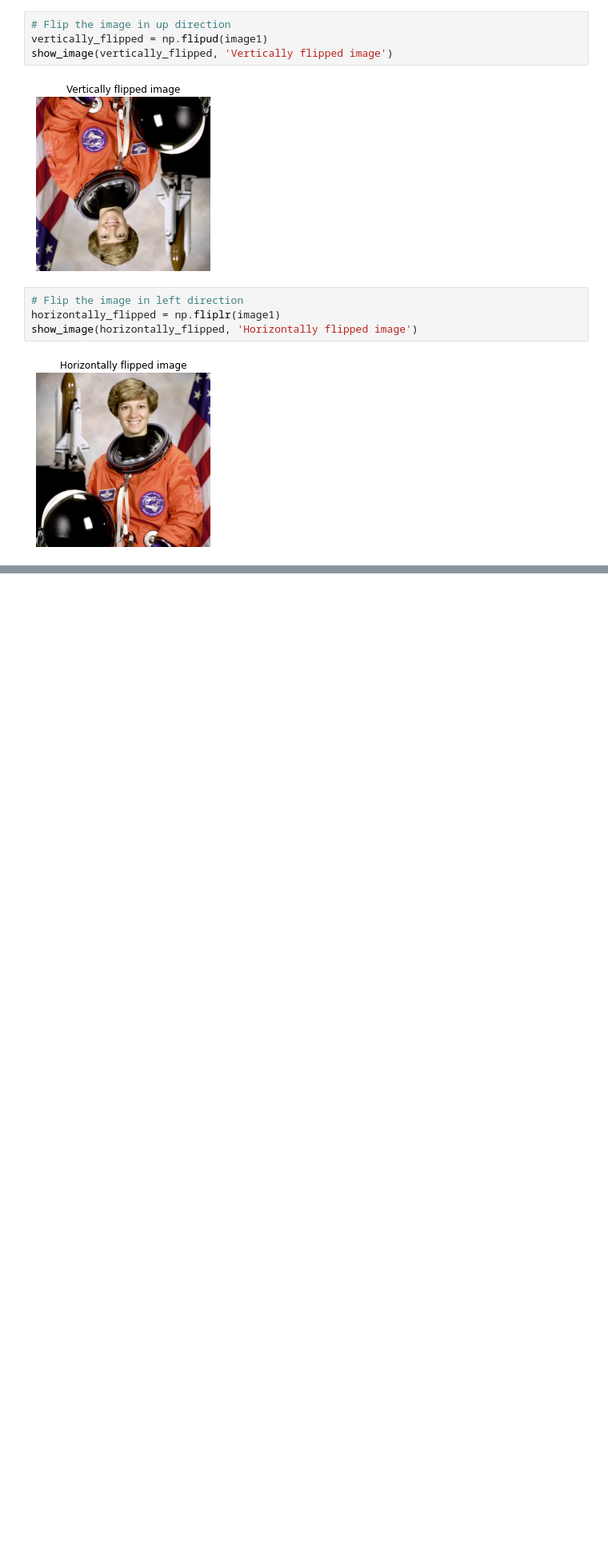
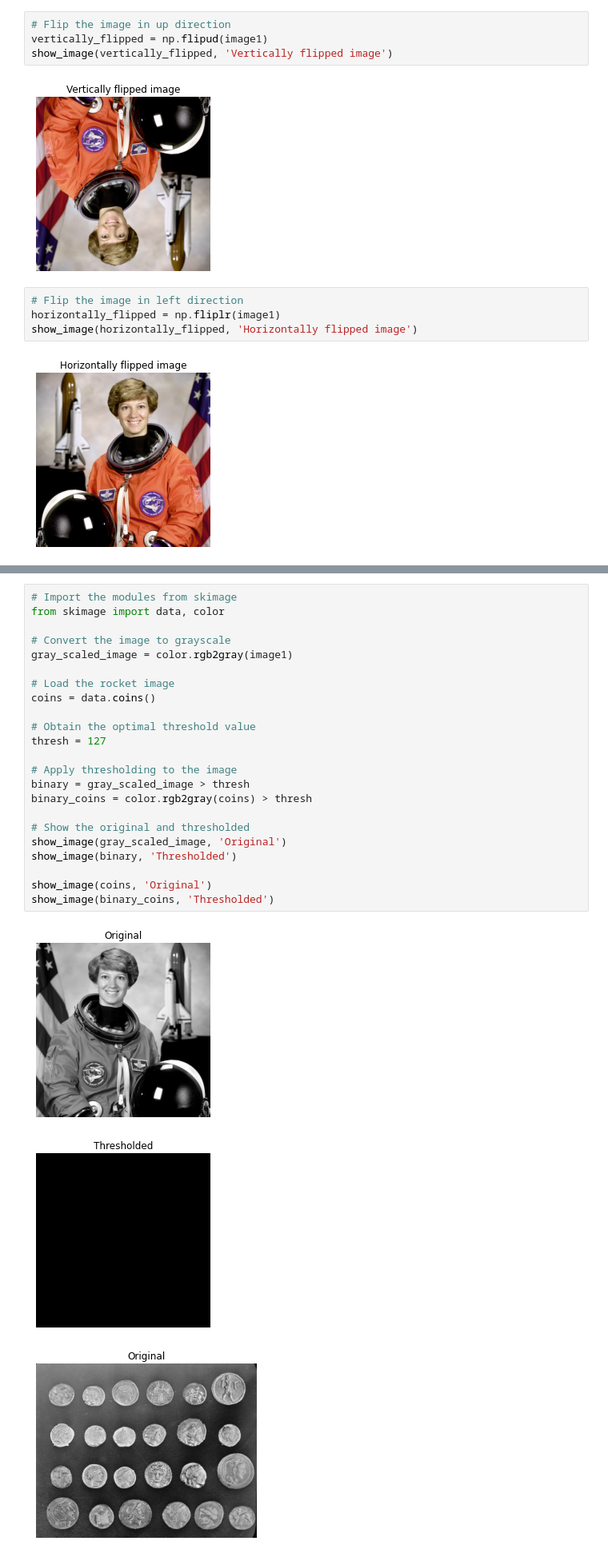
Before and after one commit to MohebZandi/Comupter_Vision, a Jupyter notebook: Image_processing_Data_Camp_1.ipynb, the cells around one changed output, grey strips where cells are left out. Shown at 80% size. Drawn from its saved outputs; the diff is of its cells as text; blank space fills up the shorter version.

```diff
--- a/Image_processing_Data_Camp_1.ipynb
+++ b/Image_processing_Data_Camp_1.ipynb
@@ -118,0 +147,27 @@ show_image(horizontally_flipped, 'Horizontally flipped image')
+# %%
+# Import the modules from skimage
+from skimage import data, color
+
+# Convert the image to grayscale
+gray_scaled_image = color.rgb2gray(image1)
+
+# Load the rocket image
+coins = data.coins()
+
+# Obtain the optimal threshold value
+thresh = 127
+
+# Apply thresholding to the image
+binary = gray_scaled_image > thresh
+binary_coins = color.rgb2gray(coins) > thresh
+
+# Show the original and thresholded
+show_image(gray_scaled_image, 'Original')
+show_image(binary, 'Thresholded')
+
+show_image(coins, 'Original')
+show_image(binary_coins, 'Thresholded')
+# %% [output]
+[figure, added]
+[figure, added]
+[figure, added]
```
Also changed, not shown: parts of 10 cells of this notebook.
